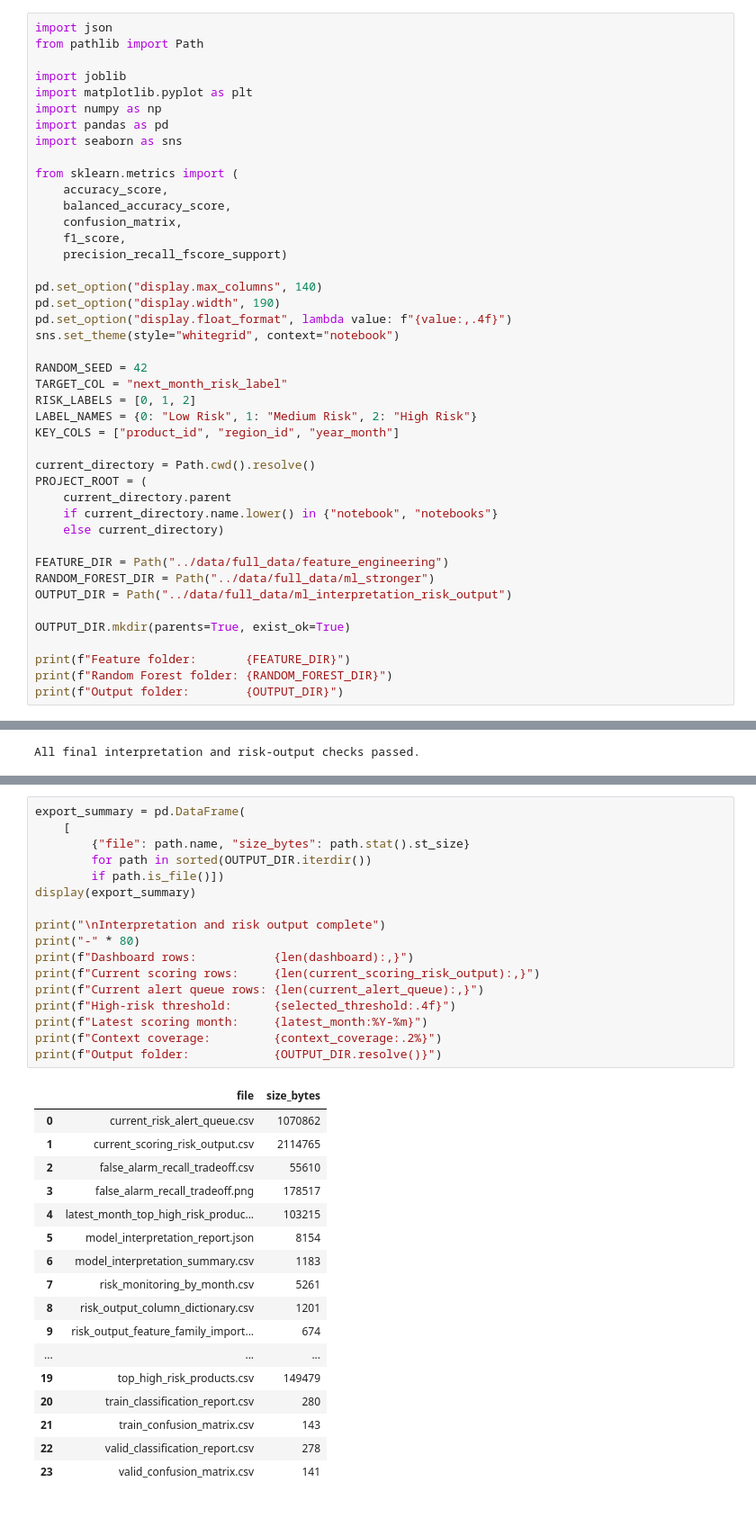
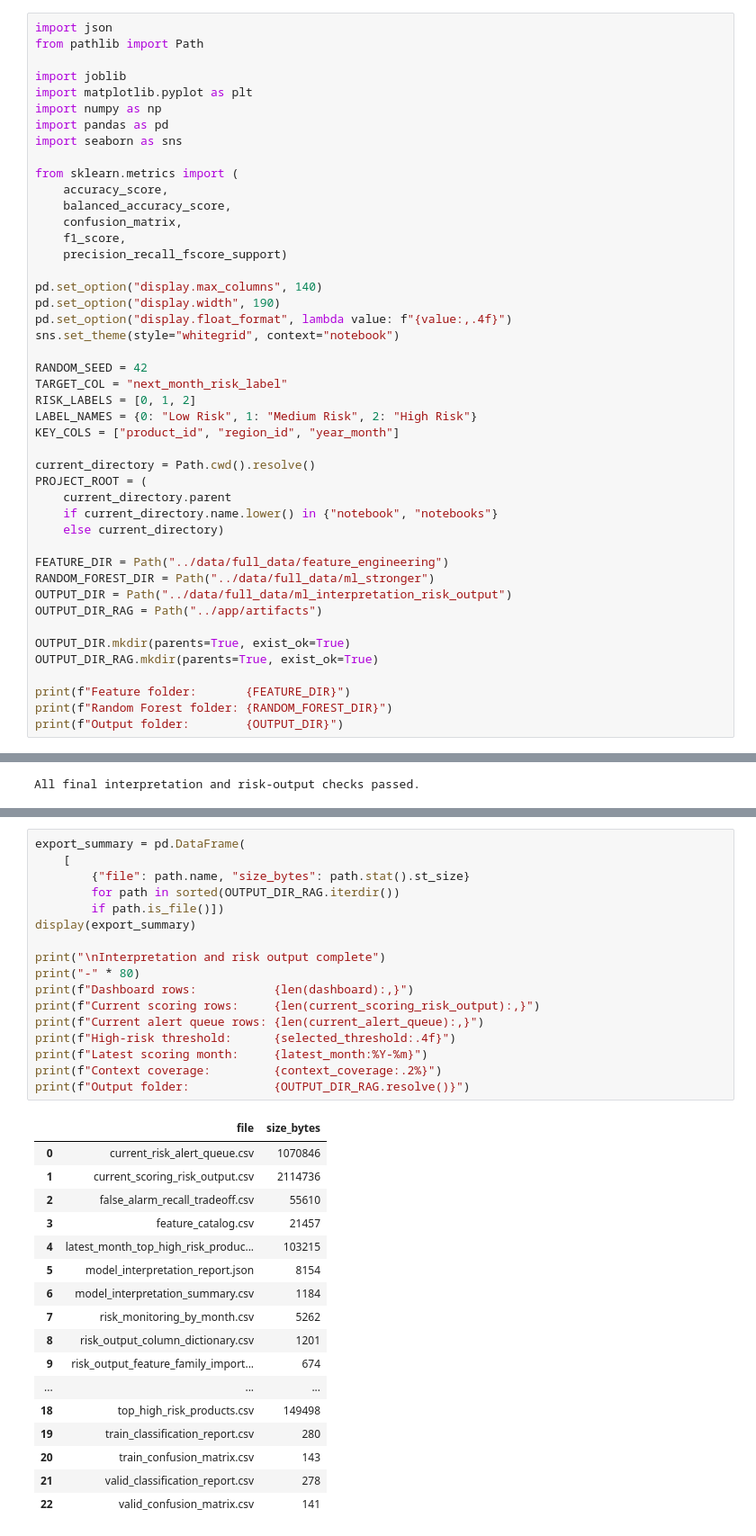
Before and after one commit to AnastasiaSamoylova92/early-warning, a Jupyter notebook: notebooks/07_ml_interpretation_risk_output_portfolio.ipynb, the cells around one changed output, grey strips where cells are left out. Shown at 90% size. Saved outputs shown, nothing was run; the diff lists cells and outputs as text.

Commit message:
Update notebooks and create new folder fo RAG knowledge (artifacts)

```diff
--- a/notebooks/07_ml_interpretation_risk_output_portfolio.ipynb
+++ b/notebooks/07_ml_interpretation_risk_output_portfolio.ipynb
@@ -62,8 +62,10 @@ PROJECT_ROOT = (
 FEATURE_DIR = Path("../data/full_data/feature_engineering")
 RANDOM_FOREST_DIR = Path("../data/full_data/ml_stronger")
 OUTPUT_DIR = Path("../data/full_data/ml_interpretation_risk_output")
+OUTPUT_DIR_RAG = Path("../app/artifacts")
 
 OUTPUT_DIR.mkdir(parents=True, exist_ok=True)
+OUTPUT_DIR_RAG.mkdir(parents=True, exist_ok=True)
 
 print(f"Feature folder:       {FEATURE_DIR}")
 print(f"Random Forest folder: {RANDOM_FOREST_DIR}")
@@ -1360,38 +1397,38 @@ with open(OUTPUT_DIR / "risk_output_quality_report.json", "w", encoding="utf-8")
 # %%
 export_summary = pd.DataFrame(
     [
         {"file": path.name, "size_bytes": path.stat().st_size}
-        for path in sorted(OUTPUT_DIR.iterdir())
+        for path in sorted(OUTPUT_DIR_RAG.iterdir())
         if path.is_file()])
 display(export_summary)
 
 print("\nInterpretation and risk output complete")
 print("-" * 80)
 print(f"Dashboard rows:           {len(dashboard):,}")
 print(f"Current scoring rows:     {len(current_scoring_risk_output):,}")
 print(f"Current alert queue rows: {len(current_alert_queue):,}")
 print(f"High-risk threshold:      {selected_threshold:.4f}")
 print(f"Latest scoring month:     {latest_month:%Y-%m}")
 print(f"Context coverage:         {context_coverage:.2%}")
-print(f"Output folder:            {OUTPUT_DIR.resolve()}")
+print(f"Output folder:            {OUTPUT_DIR_RAG.resolve()}")
 # %% [output]
 |  | file | size_bytes |
-| 0 | current_risk_alert_queue.csv | 1070862 |
-| 1 | current_scoring_risk_output.csv | 2114765 |
+| 0 | current_risk_alert_queue.csv | 1070846 |
+| 1 | current_scoring_risk_output.csv | 2114736 |
 | 2 | false_alarm_recall_tradeoff.csv | 55610 |
-| 3 | false_alarm_recall_tradeoff.png | 178517 |
+| 3 | feature_catalog.csv | 21457 |
 | 4 | latest_month_top_high_risk_produc... | 103215 |
 | 5 | model_interpretation_report.json | 8154 |
-| 6 | model_interpretation_summary.csv | 1183 |
-| 7 | risk_monitoring_by_month.csv | 5261 |
+| 6 | model_interpretation_summary.csv | 1184 |
+| 7 | risk_monitoring_by_month.csv | 5262 |
 | 8 | risk_output_column_dictionary.csv | 1201 |
 | 9 | risk_output_feature_family_import... | 674 |
 | ... | ... | ... |
-| 19 | top_high_risk_products.csv | 149479 |
-| 20 | train_classification_report.csv | 280 |
-| 21 | train_confusion_matrix.csv | 143 |
-| 22 | valid_classification_report.csv | 278 |
-| 23 | valid_confusion_matrix.csv | 141 |
+| 18 | top_high_risk_products.csv | 149498 |
+| 19 | train_classification_report.csv | 280 |
+| 20 | train_confusion_matrix.csv | 143 |
+| 21 | valid_classification_report.csv | 278 |
+| 22 | valid_confusion_matrix.csv | 141 |
 Interpretation and risk output complete
 --------------------------------------------------------------------------------
 Dashboard rows:           101,280
```
Also changed, not shown: parts of 3 cells of this notebook, 46 other files.
